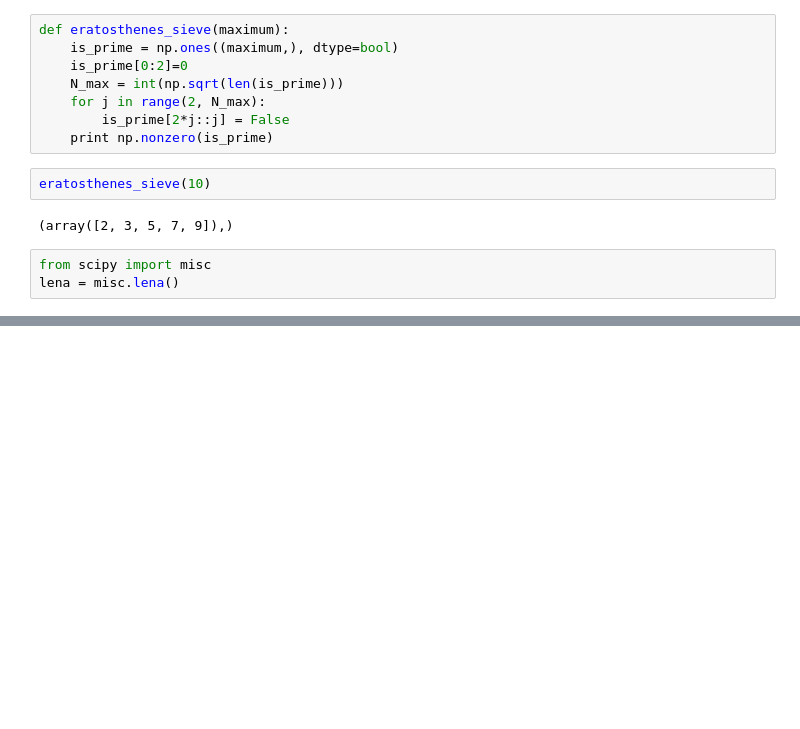
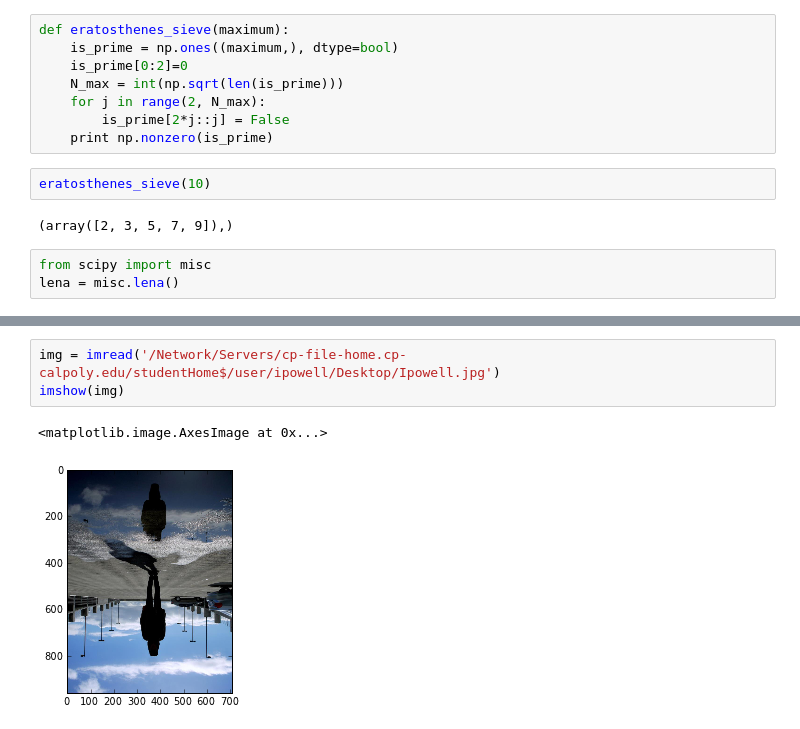
Before and after one commit to ipowellPHYS202/PHYS202-S13, a Jupyter notebook: Week2/NumPyEx1.ipynb, the cells around one changed output, grey strips where cells are left out. Cells and saved outputs as stored; diff of their text form; blank space fills up the shorter version.

```diff
--- a/Week2/NumPyEx1.ipynb
+++ b/Week2/NumPyEx1.ipynb
@@ -103,0 +133,6 @@ NameError: name 'imshow' is not defined
+# %%
+img = imread('/Network/Servers/cp-file-home.cp-calpoly.edu/studentHome$/user/ipowell/Desktop/Ipowell.jpg')
+imshow(img)
+# %% [output]
+<matplotlib.image.AxesImage at 0x...>
+[figure, added]
```
Also changed, not shown: parts of 8 cells of this notebook, 1 other file.
